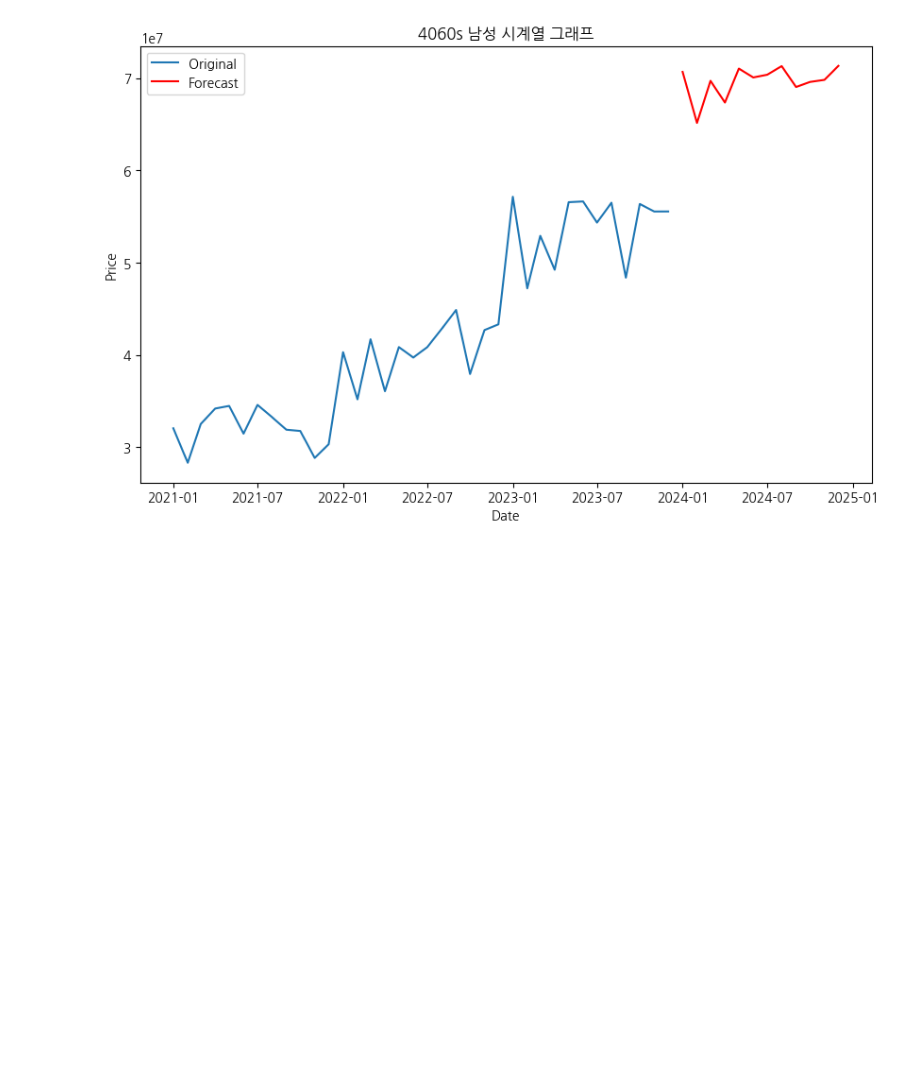
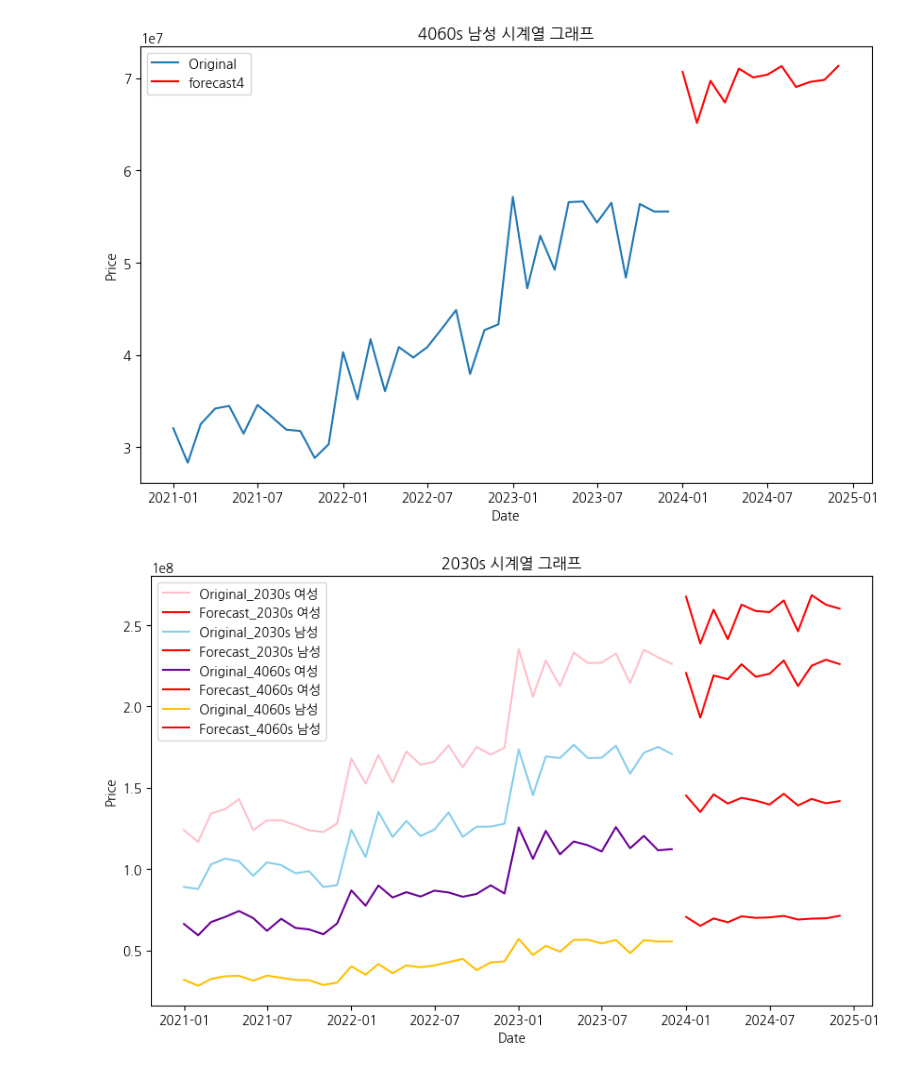
Before and after one commit to Seojiii/kurly_project, a Jupyter notebook: 0320_HY_combined_arima.ipynb, the cells around one changed output. Saved outputs shown, nothing was run; the diff lists cells and outputs as text; code cells hidden in the pictures; blank space fills up the shorter version.

```diff
--- a/0320_HY_combined_arima.ipynb
+++ b/0320_HY_combined_arima.ipynb
@@ -221,12 +221,12 @@ model = SARIMAX(data2['Price'], order=(1, 2, 1), seasonal_order=(1, 1, 1, 12))
 model_fit = model.fit(disp=False)
 
 # 다음 1년(12개월) 동안의 데이터 예측
-forecast = model_fit.forecast(steps=12)
+forecast2 = model_fit.forecast(steps=12)
 
 # 원본 데이터와 예측 결과 시각화
 plt.figure(figsize=(10, 6))
 plt.plot(data2.index, data2['Price'], label='Original')
-plt.plot(forecast.index, forecast, label='Forecast', color='red')
+plt.plot(forecast2.index, forecast2, label='forecast2', color='red')
 plt.title('2030 남성 시계열 그래프')
 plt.xlabel('Date')
 plt.ylabel('Price')
@@ -381,5 +348,5 @@ Warnings:
 # %%
-data = df_4060m_time.copy()
+data4 = df_4060m_time.copy()
 
 from statsmodels.tsa.statespace.sarimax import SARIMAX
 from pandas.plotting import register_matplotlib_converters
@@ -389,8 +356,8 @@ import matplotlib.pyplot as plt
 register_matplotlib_converters()
 
 # 'YearMonthStr'을 날짜 형식으로 변환하고 인덱스로 설정
-data['YearMonthStr'] = pd.to_datetime(data['YearMonthStr'])
-data.set_index('YearMonthStr', inplace=True)
+data4['YearMonthStr'] = pd.to_datetime(data4['YearMonthStr'])
+data4.set_index('YearMonthStr', inplace=True)
 
 # SARIMA 모델 파라미터 선택
 # 일반적으로 계절성이 있는 데이터의 경우, p, d, q는 비계절성 요소에 대한 것이고,
@@ -400,16 +367,16 @@ p, d, q = 1, 1, 1
 P, D, Q, S = 1, 1, 1, 12
 
 # 모델 학습
-model = SARIMAX(data['Price'], order=(p, d, q), seasonal_order=(P, D, Q, S))
+model = SARIMAX(data4['Price'], order=(p, d, q), seasonal_order=(P, D, Q, S))
 model_fit = model.fit(disp=False)
 
 # 다음 1년(12개월) 동안의 데이터 예측
-forecast = model_fit.forecast(steps=12)
+forecast4 = model_fit.forecast(steps=12)
 
 # 원본 데이터와 예측 결과 시각화
 plt.figure(figsize=(10, 6))
-plt.plot(data.index, data['Price'], label='Original')
-plt.plot(forecast.index, forecast, label='Forecast', color='red')
+plt.plot(data4.index, data4['Price'], label='Original')
+plt.plot(forecast4.index, forecast4, label='forecast4', color='red')
 plt.title('4060s 남성 시계열 그래프')
 plt.xlabel('Date')
 plt.ylabel('Price')
@@ -417,3 +384,25 @@ plt.legend()
 plt.show()
 # %% [output]
 [figure]
+# %%
+plt.figure(figsize=(10, 6))
+
+plt.plot(data.index, data['Price'], label='Original_2030s 여성', color = '#FFC0CB')
+plt.plot(forecast.index, forecast, label='Forecast_2030s 여성', color='red')
+
+plt.plot(data2.index, data2['Price'], label='Original_2030s 남성', color ='#87CEEB' )
+plt.plot(forecast2.index, forecast2, label='Forecast_2030s 남성', color='red')
+
+plt.plot(data3.index, data3['Price'], label='Original_4060s 여성', color = '#6A0096')
+plt.plot(forecast3.index, forecast3, label='Forecast_4060s 여성', color='red')
+
+plt.plot(data4.index, data4['Price'], label='Original_4060s 남성', color ='#FFC000' )
+plt.plot(forecast4.index, forecast4, label='Forecast_4060s 남성', color='red')
+
+plt.title('2030s 시계열 그래프')
+plt.xlabel('Date')
+plt.ylabel('Price')
+plt.legend()
+plt.show()
+# %% [output]
+[figure, added]
```
Also changed, not shown: parts of 9 cells of this notebook.
